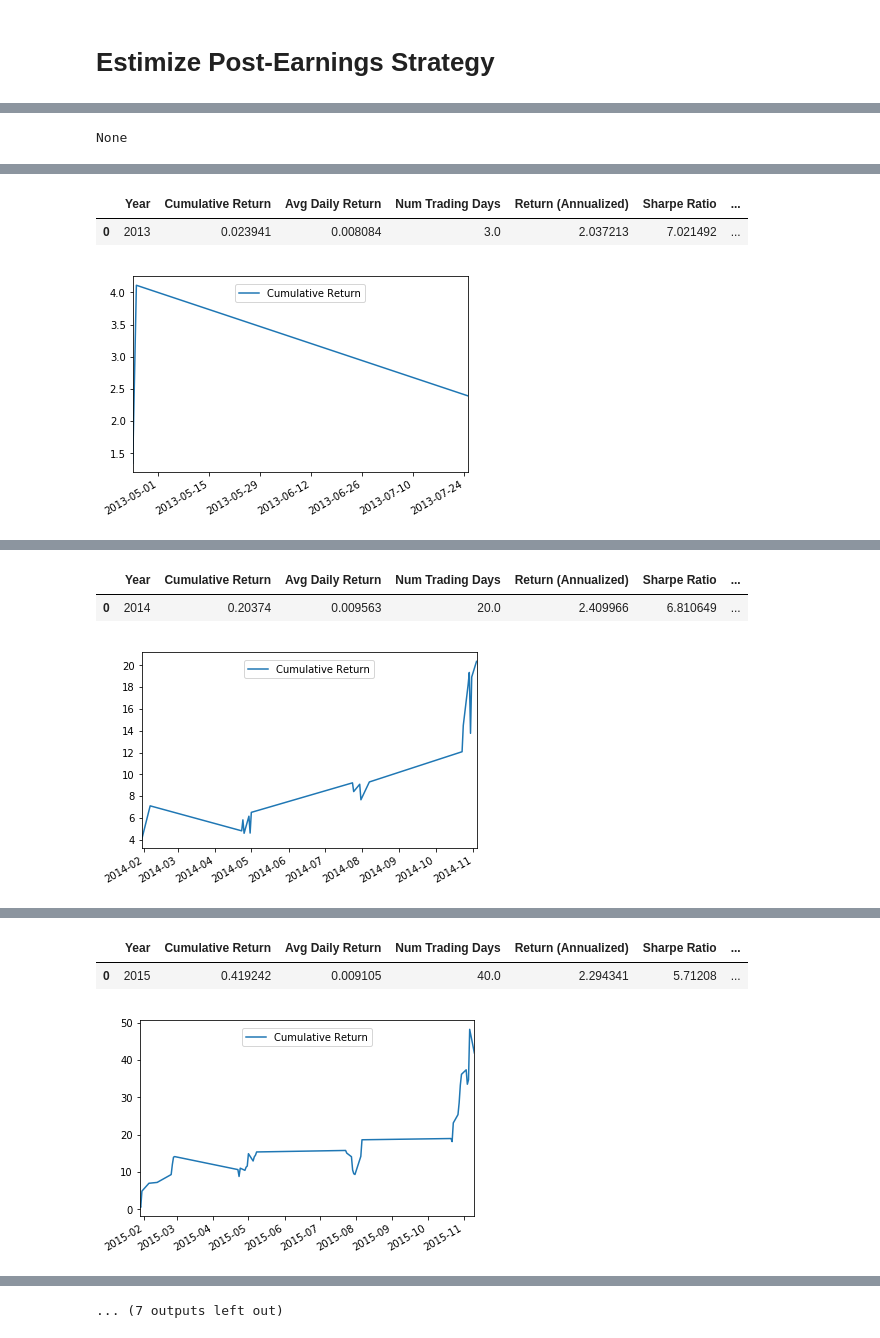
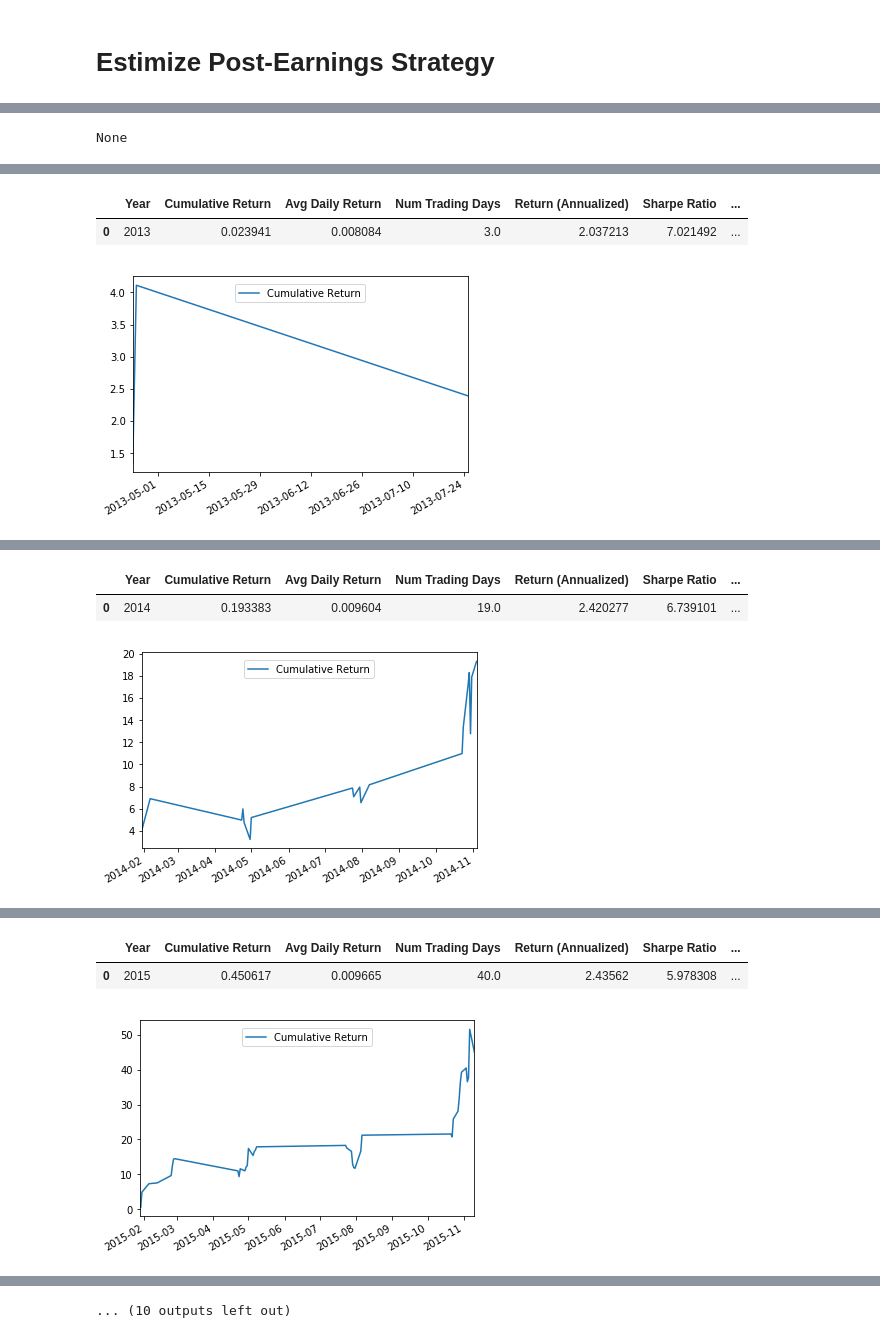
Before and after one commit to Estimize/estimize-research-py, a Jupyter notebook: notebooks/estimize_post_earnings_strategy.ipynb, the cells around one changed output, grey strips where cells are left out. Cells and saved outputs as stored; diff of their text form; code cells hidden in the pictures.

```diff
--- a/notebooks/estimize_post_earnings_strategy.ipynb
+++ b/notebooks/estimize_post_earnings_strategy.ipynb
@@ -278,5 +278,5 @@ def display_positions(year):
 
     return df
 # %%
-df = show_yearly_performance(range(2012, 2018))
+df = show_yearly_performance(range(2012, 2019))
 # %% [output]
@@ -304,8 +304,8 @@ dtype: object
 eps_delta     float64
 long_short      int64
 count          object
 return        float64
 dtype: object
 |  | Year | Cumulative Return | Avg Daily Return | Num Trading Days | Return (Annualized) | Sharpe Ratio | ... |
-| 0 | 2014 | 0.20374 | 0.009563 | 20.0 | 2.409966 | 6.810649 | ... |
+| 0 | 2014 | 0.193383 | 0.009604 | 19.0 | 2.420277 | 6.739101 | ... |
-[figure, old version]
+[figure, new version]
@@ -319,5 +319,5 @@ count          object
 return        float64
 dtype: object
 |  | Year | Cumulative Return | Avg Daily Return | Num Trading Days | Return (Annualized) | Sharpe Ratio | ... |
-| 0 | 2015 | 0.419242 | 0.009105 | 40.0 | 2.294341 | 5.71208 | ... |
+| 0 | 2015 | 0.450617 | 0.009665 | 40.0 | 2.43562 | 5.978308 | ... |
-[figure, old version]
+[figure, new version]
@@ -330,7 +330,7 @@ long_short      int64
 count          object
 return        float64
 dtype: object
-... (7 outputs left out)
+... (10 outputs left out)
 # %%
 # df = display_positions(2017)
 # df.to_csv('2017_signal_positions.csv')
```
Also changed, not shown: parts of 1 cell of this notebook, 6 other files.
